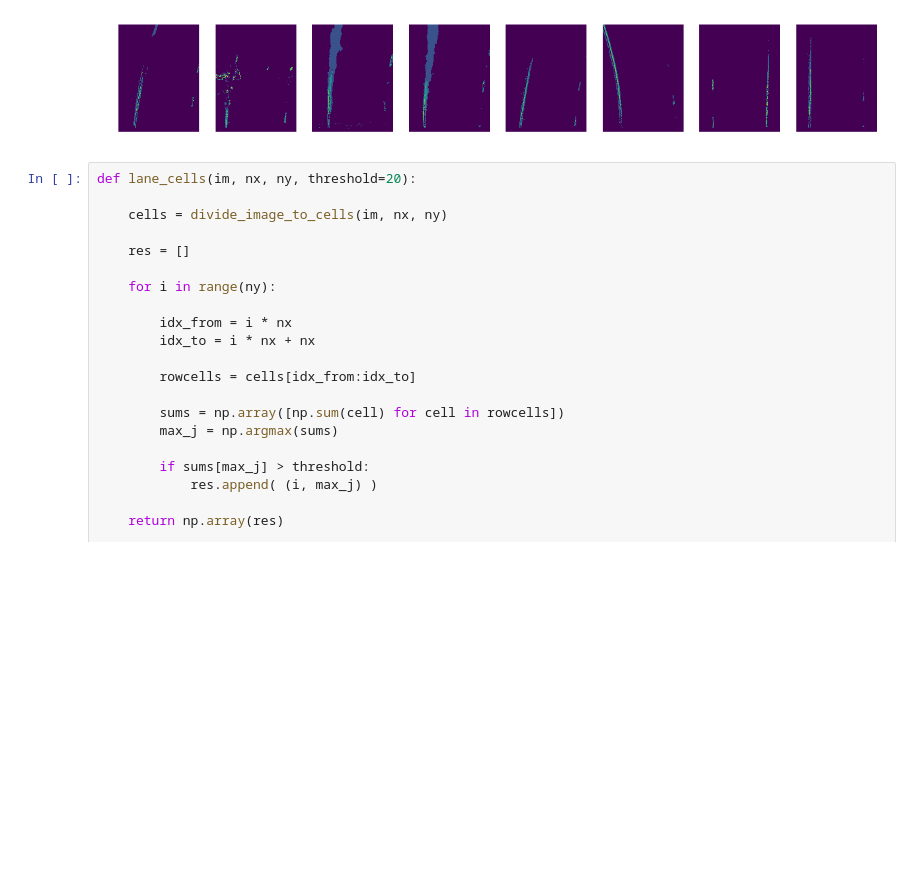
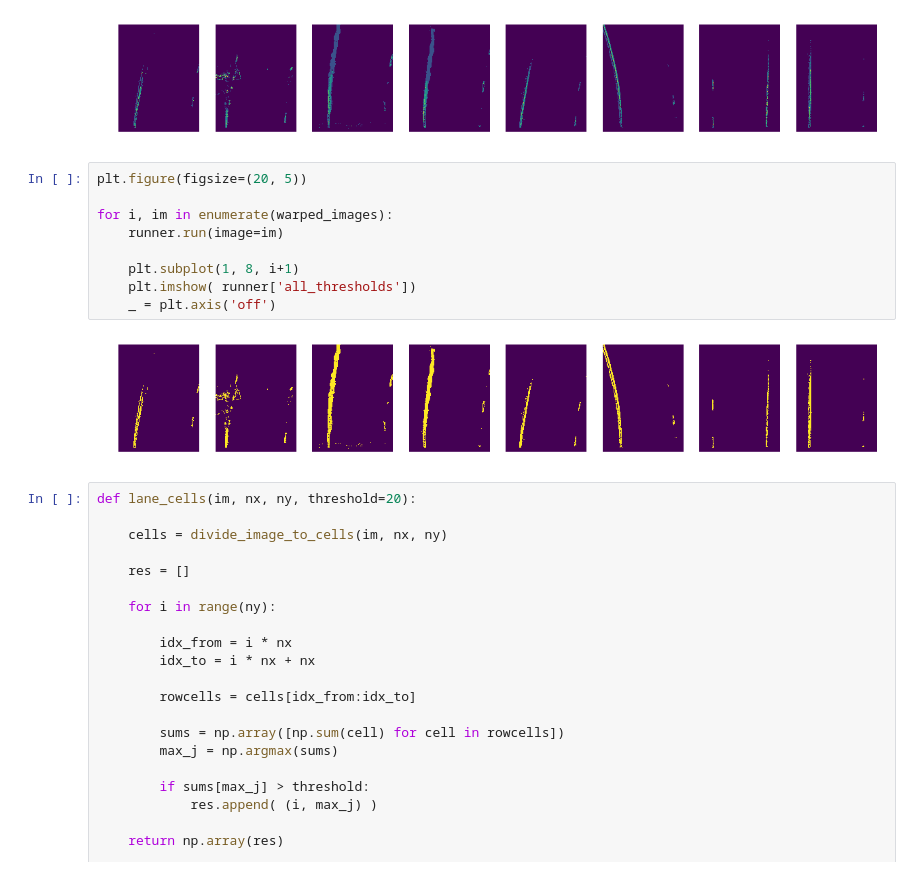
Before and after one commit to semeniuta/CarND-Advanced-Lane-Lines, a Jupyter notebook: advanced_lane_finding_proto.ipynb, the cells around one changed output. Drawn from its saved outputs; the diff is of its cells as text; blank space fills up the shorter version.

```diff
--- a/advanced_lane_finding_proto.ipynb
+++ b/advanced_lane_finding_proto.ipynb
@@ -224,6 +236,17 @@ for i, im in enumerate(warped_images):
     _ = plt.axis('off')
 # %% [output]
 [figure]
+# %%
+plt.figure(figsize=(20, 5))
+
+for i, im in enumerate(warped_images):
+    runner.run(image=im)
+
+    plt.subplot(1, 8, i+1)
+    plt.imshow( runner['all_thresholds'])
+    _ = plt.axis('off')
+# %% [output]
+[figure, added]
 # %%
 def lane_cells(im, nx, ny, threshold=20):
 
```
Also changed, not shown: parts of 10 cells of this notebook.
